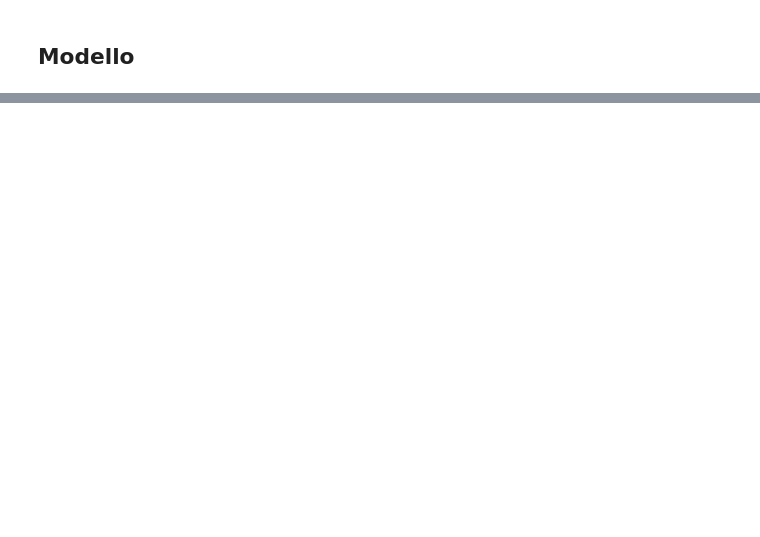
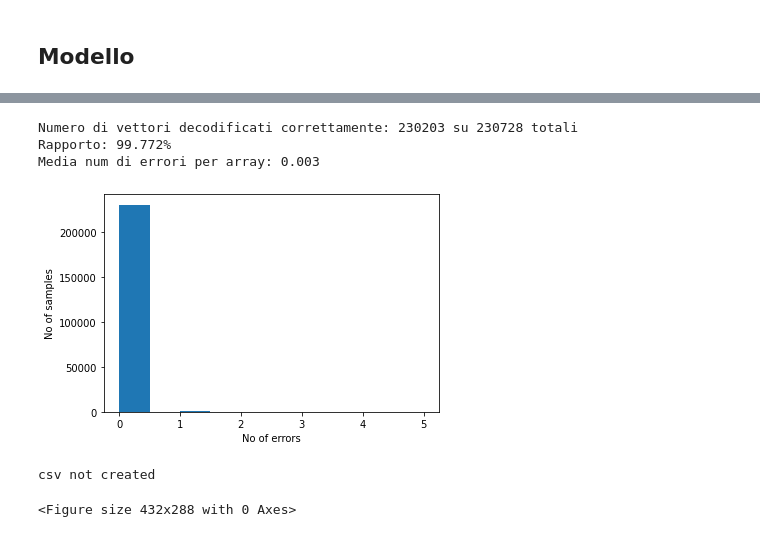
Before and after one commit to 0xfrossi/Deep_Learning_state_reconstructor, a Jupyter notebook: AutoencoderJupV2.ipynb, the cells around one changed output, grey strips where cells are left out. Cells and saved outputs as stored; diff of their text form; code cells hidden in the pictures; blank space fills up the shorter version.

```diff
--- a/AutoencoderJupV2.ipynb
+++ b/AutoencoderJupV2.ipynb
@@ -101,30 +59,37 @@ my_callbacks = [
 # * Provare swish al posto di relu
 # * Provare tf.keras.layers.BatchNormalization()(var_layer)
 # * Fare Hyperparameter Tuning  (ultima) www.tensorflow.org/tensorboard/hyperparameter_tuning_with_hparams
-#Salvare i risultati con ogni modifica fatta per scriverli nel report
 
-input_size = 340 #costante
+#PARAM:
+#tf.keras.regularizers.L1(l1=1e-4)
+param={"INPUT_SIZE" : 340,
+"HIDDEN_SIZE" : 170,
+"HIDDEN_SIZE2" : None,
+"CODE_SIZE" : 34,
+"KERNEL_INIZIALIZER":"he_uniform",
+"KERNEL_REGULIZER":tf.keras.regularizers.L2(l2=1e-5),
+'BIAS_REGULARIZER': None,
+"ACTIVATION":'relu',
+"OPTIMIZER":tf.keras.optimizers.Adam(learning_rate=0.001),
+"EPOCHS":1000,
+"BATCH_SIZE":5000}
 
-#Scelti casulmente al momento.... da rivedere come prima modifica forse
-hidden_size = 170
-#hidden_size2 = 85
-code_size = 85
 
-input_layer = Input(shape=(input_size,))
-hidden_1 = Dense(hidden_size, activation='swish', kernel_initializer="he_uniform", )(input_layer)
-#hidden_3 = Dense(hidden_size, activation='relu', kernel_initializer="he_uniform")(hidden_1)
+input_layer = Input(shape=(param["INPUT_SIZE"],))
+x = Dense(param["HIDDEN_SIZE"], activation=param["ACTIVATION"], kernel_initializer=param["KERNEL_INIZIALIZER"],kernel_regularizer=param["KERNEL_REGULIZER"], bias_regularizer=param["BIAS_REGULARIZER"] )(input_layer)
+#x = Dense(param["HIDDEN_SIZE2"], activation=param["ACTIVATION"], kernel_initializer=param["KERNEL_INIZIALIZER"],kernel_regularizer=param["KERNEL_REGULIZER"],bias_regularizer=param["BIAS_REGULARIZER"] )(x)
 
-code = Dense(code_size, activation='swish',kernel_initializer="he_uniform",)(hidden_1)
-hidden_2 =Dense(hidden_size, activation='swish',kernel_initializer="he_uniform",)(code)
-#hidden_4 =Dense(hidden_size, activation='relu',kernel_initializer="he_uniform")(hidden_2)
+code = Dense(param["CODE_SIZE"], activation=param["ACTIVATION"],kernel_initializer=param["KERNEL_INIZIALIZER"],kernel_regularizer=param["KERNEL_REGULIZER"],bias_regularizer=param["BIAS_REGULARIZER"])(x)
+#x =Dense(param["HIDDEN_SIZE2"], activation=param["ACTIVATION"],kernel_initializer=param["KERNEL_INIZIALIZER"],kernel_regularizer=param["KERNEL_REGULIZER"],bias_regularizer=param["BIAS_REGULARIZER"])(code)
+x =Dense(param["HIDDEN_SIZE"], activation=param["ACTIVATION"],kernel_initializer=param["KERNEL_INIZIALIZER"],kernel_regularizer=param["KERNEL_REGULIZER"],bias_regularizer=param["BIAS_REGULARIZER"])(x)
 
-output_layer = Dense(input_size, activation='sigmoid')(hidden_2)
+output_layer = Dense(param["INPUT_SIZE"], activation='sigmoid')(x)
 
 autoencoder = Model(input_layer, output_layer)
 #variare learning_rate beta_1,beta_2, da fare per ultimo
 #batch_size ???
-autoencoder.compile(optimizer=tf.keras.optimizers.Adam(learning_rate=0.001), loss='binary_crossentropy',metrics=["accuracy","Precision","Recall"])
-autoencoder.fit(x=train,y=train, epochs=500,batch_size=300000, validation_data=(validation,validation), callbacks=my_callbacks,
+autoencoder.compile(optimizer=param["OPTIMIZER"], loss='binary_crossentropy',metrics=["accuracy","Precision","Recall"])
+history=autoencoder.fit(x=train,y=train, epochs=param["EPOCHS"],batch_size=param["BATCH_SIZE"], validation_data=(validation,validation), callbacks=my_callbacks,
                       )
 
  #Gardare i risulati delle metriche su tensorbord
@@ -130,0 +126,3 @@ autoencoder.fit(x=train,y=train, epochs=500,batch_size=300000, validation_data=(
+# %%
+val_predictions = autoencoder.predict(validation)
+test_predictions = autoencoder.predict(test)
@@ -131,3 +132,12 @@ autoencoder.fit(x=train,y=train, epochs=500,batch_size=300000, validation_data=(
+# %%
+arr=results_info(test,test_predictions,logdir,param)
+# %% [output]
+Numero di vettori decodificati correttamente: 230203 su 230728 totali
+Rapporto: 99.772%
+Media num di errori per array: 0.003
+[figure, added]
+csv not created
+<Figure size 432x288 with 0 Axes>
 # %%
 #%tensorboard --logdir logsTf
 %load_ext tensorboard
```
Also changed, not shown: parts of 8 cells of this notebook, 40 other files.
